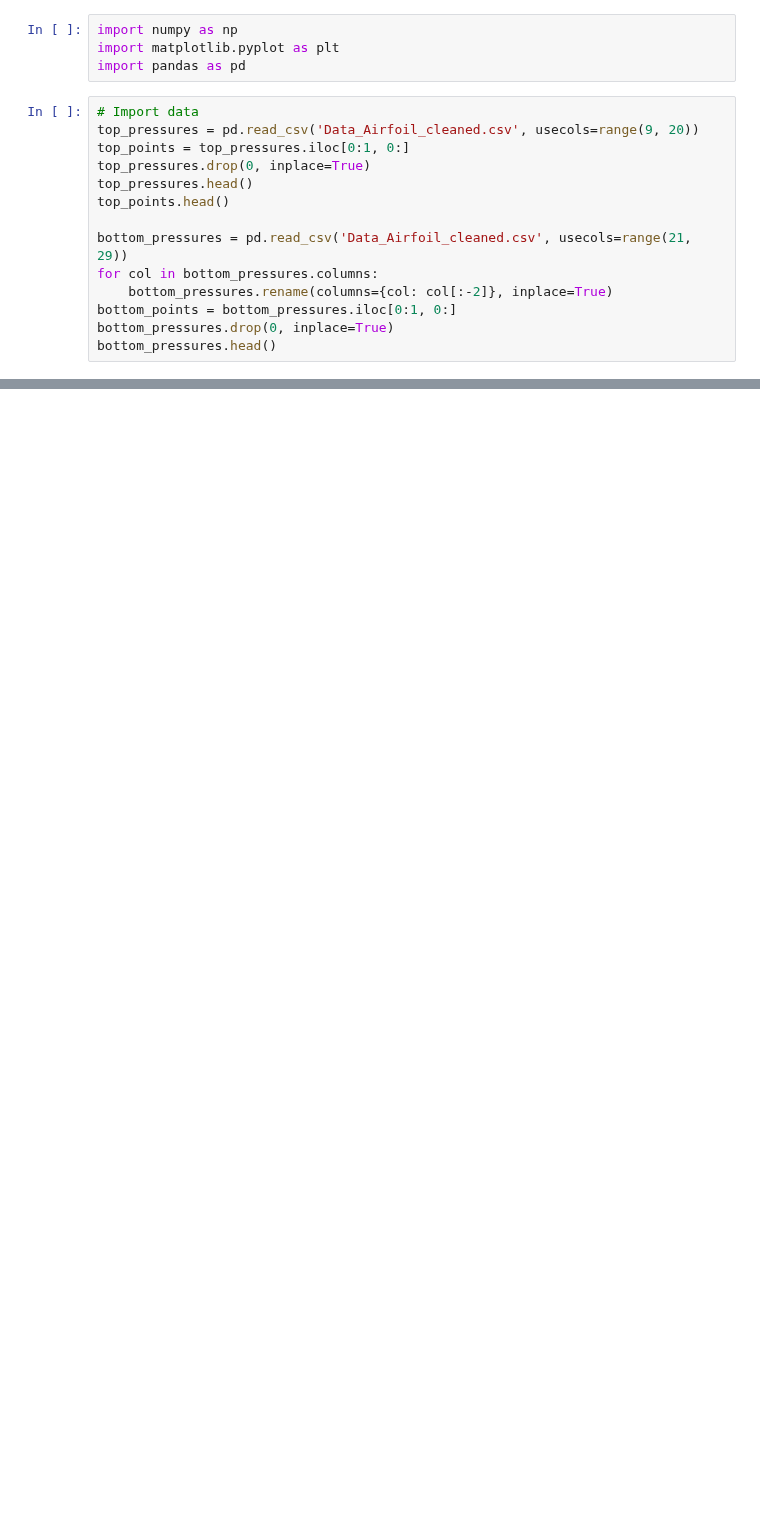
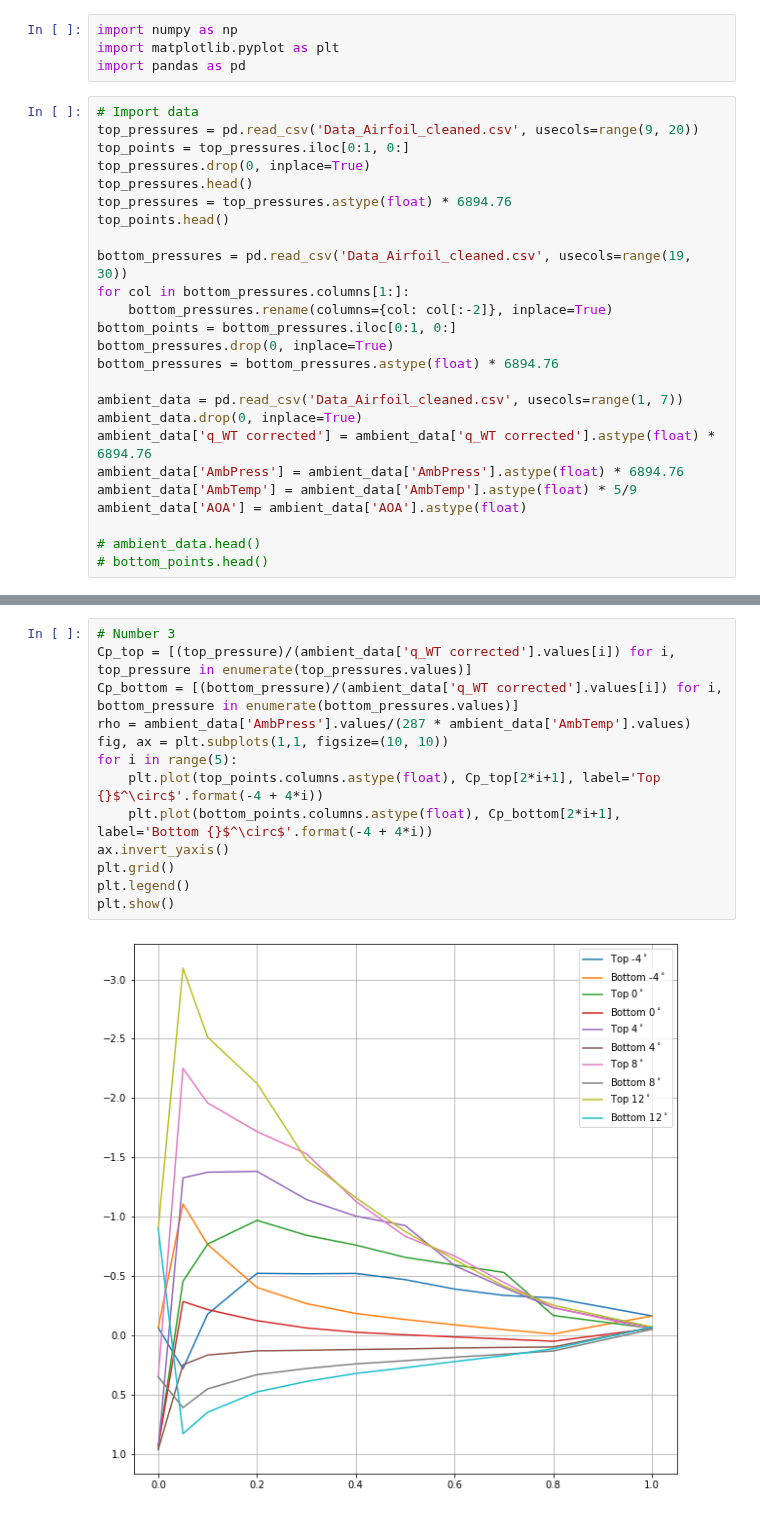
Before and after one commit to EvanY14/AE460-Fa23, a Jupyter notebook: Lab_2/dat_anal.ipynb, the cells around one changed output, grey strips where cells are left out. Drawn from its saved outputs; the diff is of its cells as text; blank space fills up the shorter version.

```diff
--- a/Lab_2/dat_anal.ipynb
+++ b/Lab_2/dat_anal.ipynb
@@ -8,11 +8,22 @@ top_pressures = pd.read_csv('Data_Airfoil_cleaned.csv', usecols=range(9, 20))
 top_points = top_pressures.iloc[0:1, 0:]
 top_pressures.drop(0, inplace=True)
 top_pressures.head()
+top_pressures = top_pressures.astype(float) * 6894.76
 top_points.head()
 
-bottom_pressures = pd.read_csv('Data_Airfoil_cleaned.csv', usecols=range(21, 29))
-for col in bottom_pressures.columns:
+bottom_pressures = pd.read_csv('Data_Airfoil_cleaned.csv', usecols=range(19, 30))
+for col in bottom_pressures.columns[1:]:
     bottom_pressures.rename(columns={col: col[:-2]}, inplace=True)
 bottom_points = bottom_pressures.iloc[0:1, 0:]
 bottom_pressures.drop(0, inplace=True)
-bottom_pressures.head()
+bottom_pressures = bottom_pressures.astype(float) * 6894.76
+
+ambient_data = pd.read_csv('Data_Airfoil_cleaned.csv', usecols=range(1, 7))
+ambient_data.drop(0, inplace=True)
+ambient_data['q_WT corrected'] = ambient_data['q_WT corrected'].astype(float) * 6894.76
+ambient_data['AmbPress'] = ambient_data['AmbPress'].astype(float) * 6894.76
+ambient_data['AmbTemp'] = ambient_data['AmbTemp'].astype(float) * 5/9
+ambient_data['AOA'] = ambient_data['AOA'].astype(float)
+
+# ambient_data.head()
+# bottom_points.head()
@@ -25,0 +30,15 @@ bottom_pressures.head()
+# %%
+# Number 3
+Cp_top = [(top_pressure)/(ambient_data['q_WT corrected'].values[i]) for i, top_pressure in enumerate(top_pressures.values)]
+Cp_bottom = [(bottom_pressure)/(ambient_data['q_WT corrected'].values[i]) for i, bottom_pressure in enumerate(bottom_pressures.values)]
+rho = ambient_data['AmbPress'].values/(287 * ambient_data['AmbTemp'].values)
+fig, ax = plt.subplots(1,1, figsize=(10, 10))
+for i in range(5):
+    plt.plot(top_points.columns.astype(float), Cp_top[2*i+1], label='Top {}$^\circ$'.format(-4 + 4*i))
+    plt.plot(bottom_points.columns.astype(float), Cp_bottom[2*i+1], label='Bottom {}$^\circ$'.format(-4 + 4*i))
+ax.invert_yaxis()
+plt.grid()
+plt.legend()
+plt.show()
+# %% [output]
+[figure, added]
```
Also changed, not shown: parts of 5 cells of this notebook, 4 other files.
